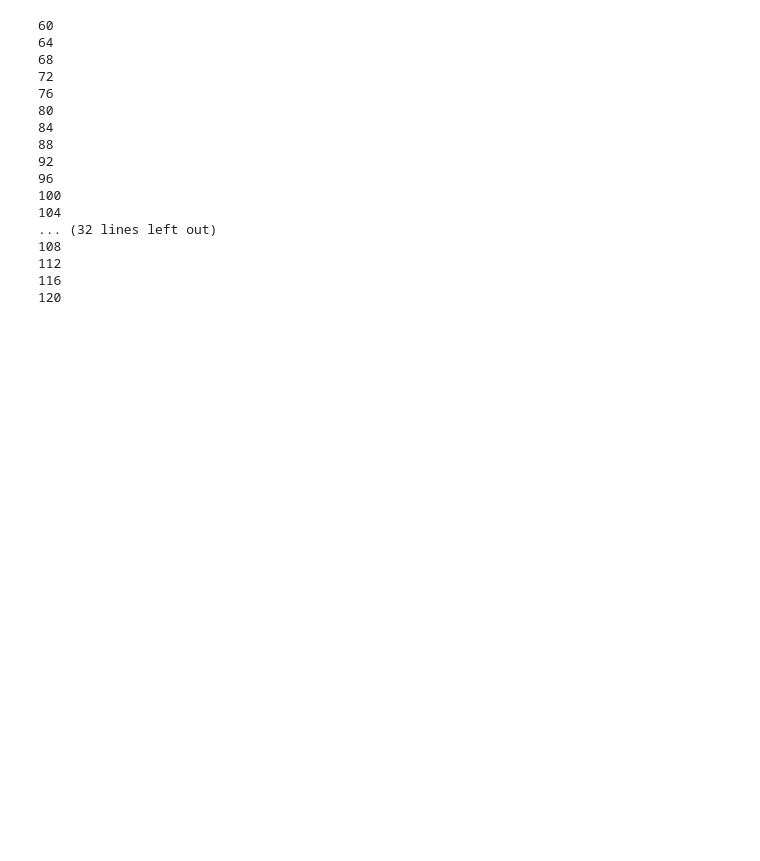
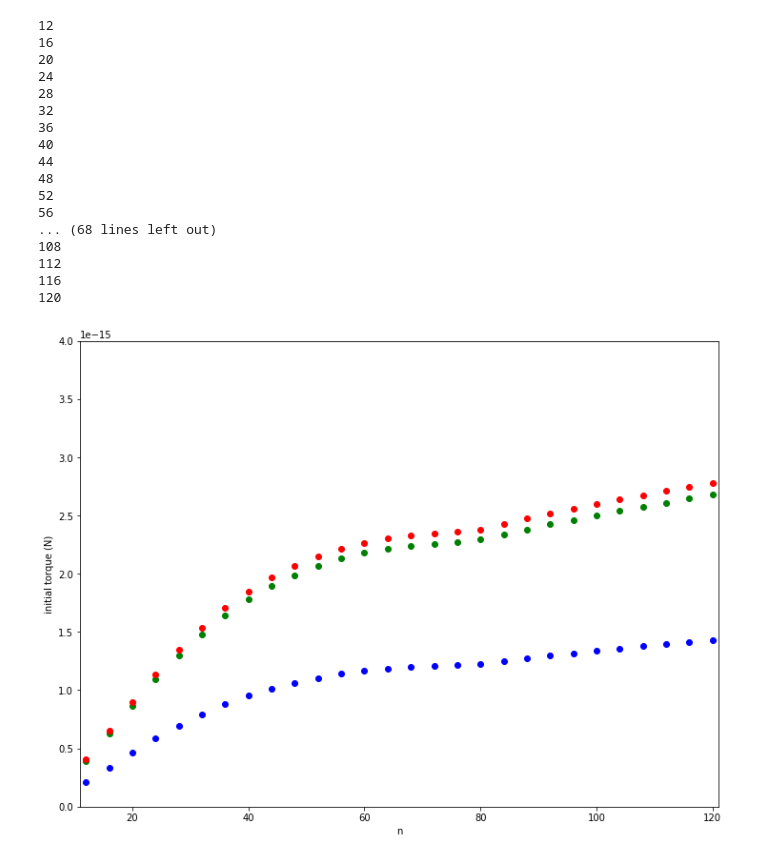
Before and after one commit to Paul-Burdekin/Nano-project, a Jupyter notebook: dm efficiency vs n.ipynb, the cells around one changed output. Saved outputs shown, nothing was run; the diff lists cells and outputs as text; code cells hidden in the pictures; blank space fills up the shorter version.

```diff
--- a/dm efficiency vs n.ipynb
+++ b/dm efficiency vs n.ipynb
@@ -291,6 +291,7 @@ def solvr( Y, t, params):
 # %%
 '''Test lists'''
 N = 121
+startN = 12
 n_list = []
 p_list = []
 phi_list = []
@@ -332,13 +333,13 @@ noc = 6 #number of charge carriers contributing to net charge of QD
 '''Inner section'''
 r0 = 110e-9
 thc = 30e-9   #approximate thickeness of inner disc [m]
-cap_vol = 1   #applied voltage to capacitors in inner disck ("permanent charges"/charged segments) [V]
+cap_vol = 2   #applied voltage to capacitors in inner disck ("permanent charges"/charged segments) [V]
 i=0
 material_constant_list = []
 for element in fluid_density_list:
     j=0
     constant_list = []
-    for n in np.arange(60, N, 4):
+    for n in np.arange(startN, N, 4):
         PHI = seperation_angle(n) #angle of seperation between QDs
         phi_list.append(PHI)
         R = setup_radius(sep, diam, PHI)  #radius of QD setup [m] 5.36290830288e-07
@@ -385,9 +386,11 @@ for element in fluid_density_list:
 120
 # %%
 i=0
+Tbig_list = []
 for element in fluid_density_list:
     j=0
-    for n in np.arange(60, N, 4):
+    T_list = []
+    for n in np.arange(startN, N, 4):
         PCs = permanent_charges( Rp_list[i], p_list[i] , cap_d, cap_vol, width_list[i], r_list[i]) #initializes permanent charges
         T = []
         gamma_list = []
@@ -395,6 +398,7 @@ for element in fluid_density_list:
             gamma_list.append( gamma )
             F_t = tangential_component(k_list[i] , n_list[j], e, R_list[j], Rp_list[j], gamma, noc, width_list[j], r_list[j])
             T.append( torque(F_t, Rp_list[j], p_list[j], r_list[j]) ) #calculates torque acting on inner rotor
+        T_list.append( T )
         popt, pcov = curve_fit(func, gamma_list, T)
         A_list.append(popt[0])
         B_list.append(popt[1])
@@ -409,6 +413,7 @@ for element in fluid_density_list:
         L_list.append(popt[10])
         j+=1
         print (n)
+    Tbig_list.append( T_list )
     Abig_list.append(A_list)
     Bbig_list.append(B_list)
     Cbig_list.append(C_list)
@@ -421,24 +426,48 @@ for element in fluid_density_list:
     Kbig_list.append(K_list)
     Lbig_list.append(L_list)
     i+=1
+plt.show()
 # %% [output]
-60
-64
-68
-72
-76
-80
-84
-88
-92
-96
-100
-104
-... (32 lines left out)
+12
+16
+20
+24
+28
+32
+36
+40
+44
+48
+52
+56
+... (68 lines left out)
 108
 112
 116
 120
+# %%
+fig2 = plt.figure(figsize=(12, 9))
+bx1 = fig2.add_subplot(111)
+bx1.set_xlabel('n')
+bx1.set_ylabel('initial torque (N)')
+bx1.set_ylim( 0 , 0.4e-14 )
+bx1.set_xlim( startN-1 , N )
+bx2 = fig2.add_subplot(111)
+bx3 = fig2.add_subplot(111)
+bx_list = [bx1, bx2, bx3]
+
+i=0
+tor = []
+for element in fluid_density_list:
+    j=0
+    tor = Tbig_list[i]
+    for n in np.arange(startN, N, 4):
+        tor2 = tor[j]
+        bx_list[i].scatter(n, tor2[0] , color = color_list[i])
+        j+=1
+    i+=1
+# %% [output]
+[figure, added]
 # %%
 i=0
 snipped_solbig_list = []
```
Also changed, not shown: parts of 5 cells of this notebook.
